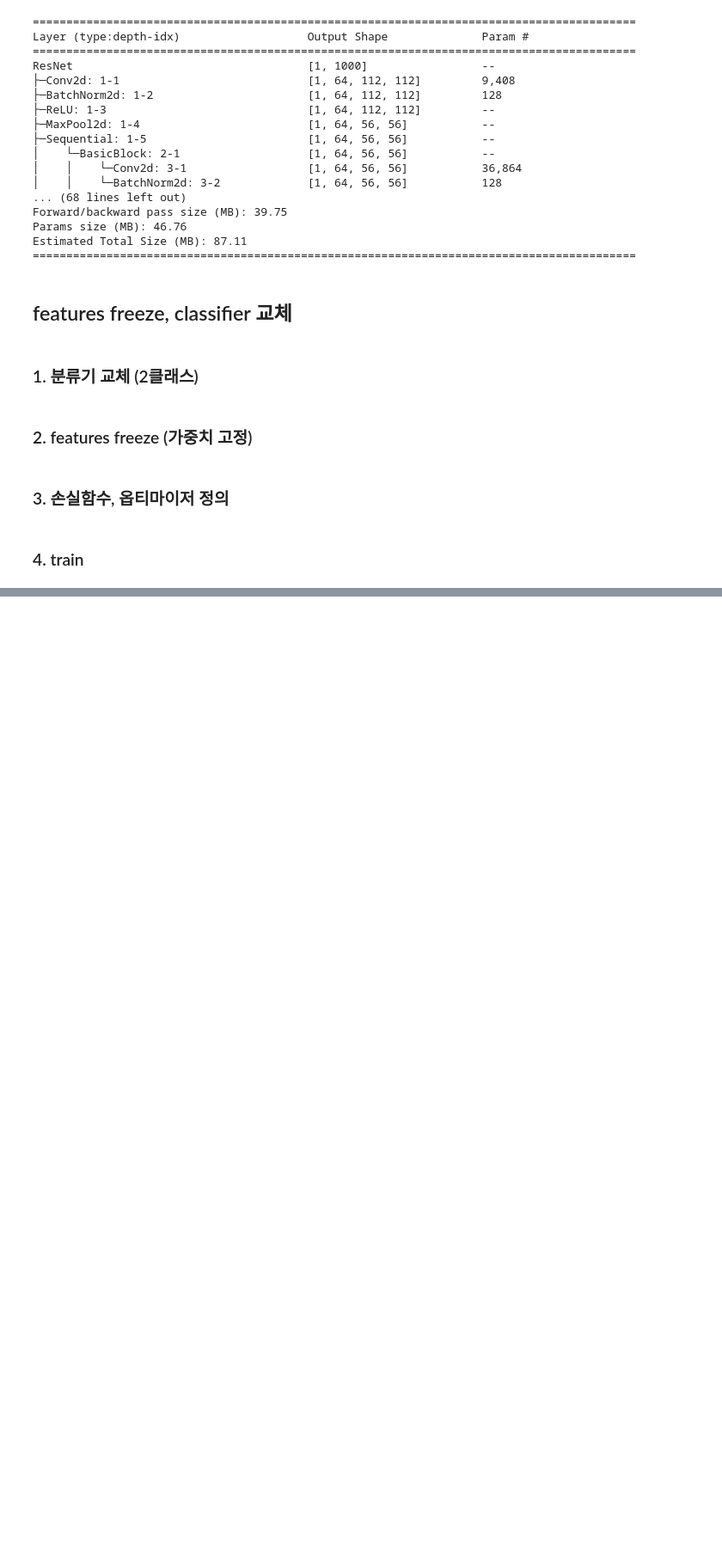
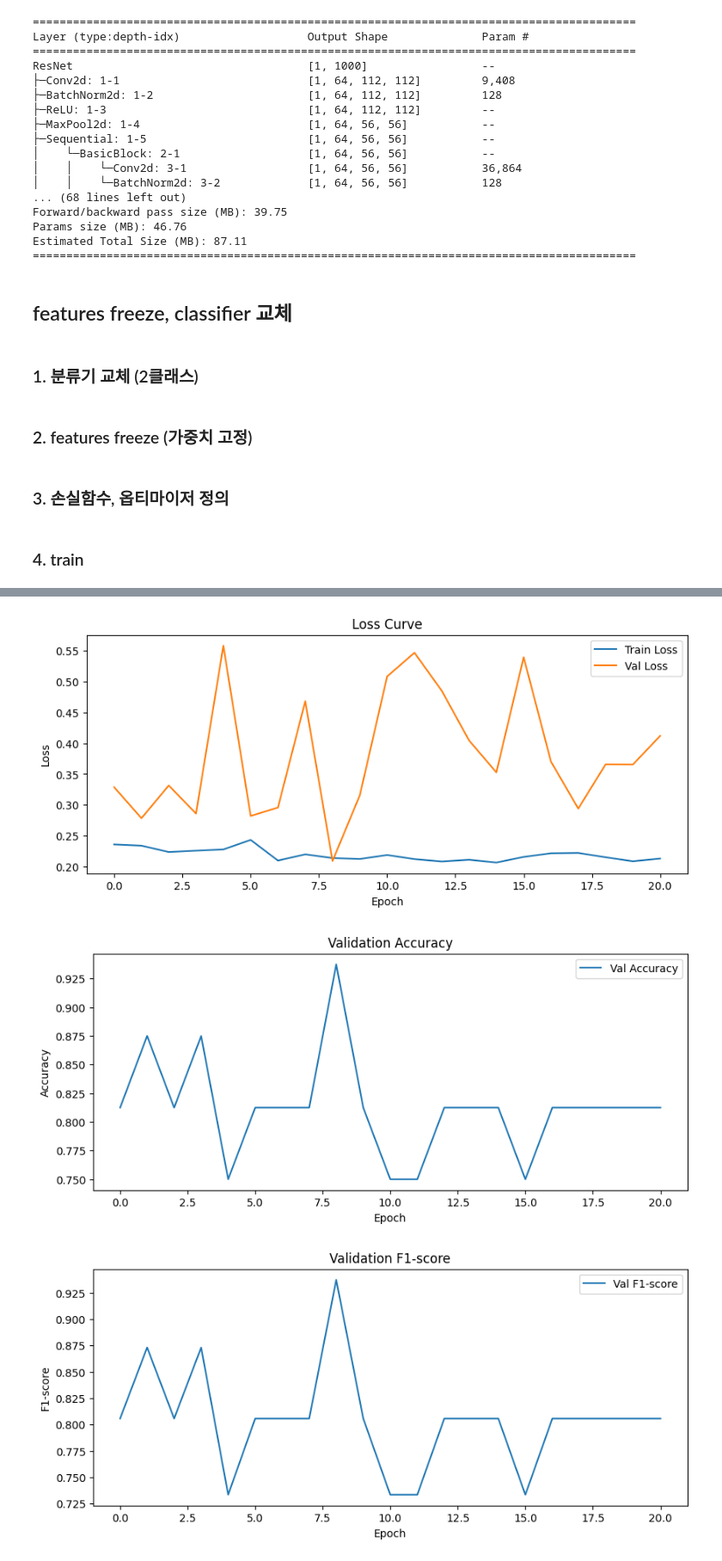
Before and after one commit to LEEYH205/ai_study_mission, a Jupyter notebook: mission6/06_1팀_이영호.ipynb, the cells around one changed output, grey strips where cells are left out. Shown at 86% size. Saved outputs shown, nothing was run; the diff lists cells and outputs as text; code cells hidden in the pictures; blank space fills up the shorter version.

```diff
--- a/mission6/06_1팀_이영호.ipynb
+++ b/mission6/06_1팀_이영호.ipynb
@@ -317,0 +619,4 @@ plt.show()
+# %%
+num_ftrs = pretrained_model_v2.fc.in_features  # ImageNet용 ResNet18은 nn.Linear(512, 1000) 구조 -> num_ftrs = 512
+pretrained_model_v2.fc = nn.Linear(num_ftrs, 2)  # 클래스 수 = 2 (NORMAL, PNEUMONIA) # 마지막 FC layer를 512->2로 변경
+pretrained_model_v2 = pretrained_model_v2.to(device)
@@ -317,0 +635,3 @@ plt.show()
+# %%
+criterion = nn.CrossEntropyLoss()
+optimizer = optim.Adam(pretrained_model_v2.fc.parameters(), lr=1e-3)
@@ -317,0 +640,13 @@ plt.show()
+# %%
+history = train_model(
+    pretrained_model_v2,
+    criterion,                  # 손실 함수
+    optimizer,                  # 옵티마이저
+    train_loader_v2,
+    val_loader_v2,
+    device,
+    num_epochs=100,
+    model_name="resnet18_freeze",
+    patience=12,
+    delta=0.0005,
+)
@@ -317,0 +671,32 @@ plt.show()
+# %%
+# 1. Loss 그래프
+plt.figure(figsize=(10,4))
+plt.plot(history['train_loss'], label='Train Loss')
+plt.plot(history['val_loss'], label='Val Loss')
+plt.xlabel('Epoch')
+plt.ylabel('Loss')
+plt.title('Loss Curve')
+plt.legend()
+plt.show()
+
+# 2. Accuracy 그래프
+plt.figure(figsize=(10,4))
+plt.plot(history['val_accuracy'], label='Val Accuracy')
+plt.xlabel('Epoch')
+plt.ylabel('Accuracy')
+plt.title('Validation Accuracy')
+plt.legend()
+plt.show()
+
+# 3. F1-score 그래프
+plt.figure(figsize=(10,4))
+plt.plot(history['val_f1'], label='Val F1-score')
+plt.xlabel('Epoch')
+plt.ylabel('F1-score')
+plt.title('Validation F1-score')
+plt.legend()
+plt.show()
+# %% [output]
+[figure, added]
+[figure, added]
+[figure, added]
```
Also changed, not shown: parts of 73 cells of this notebook, 57 other files.
